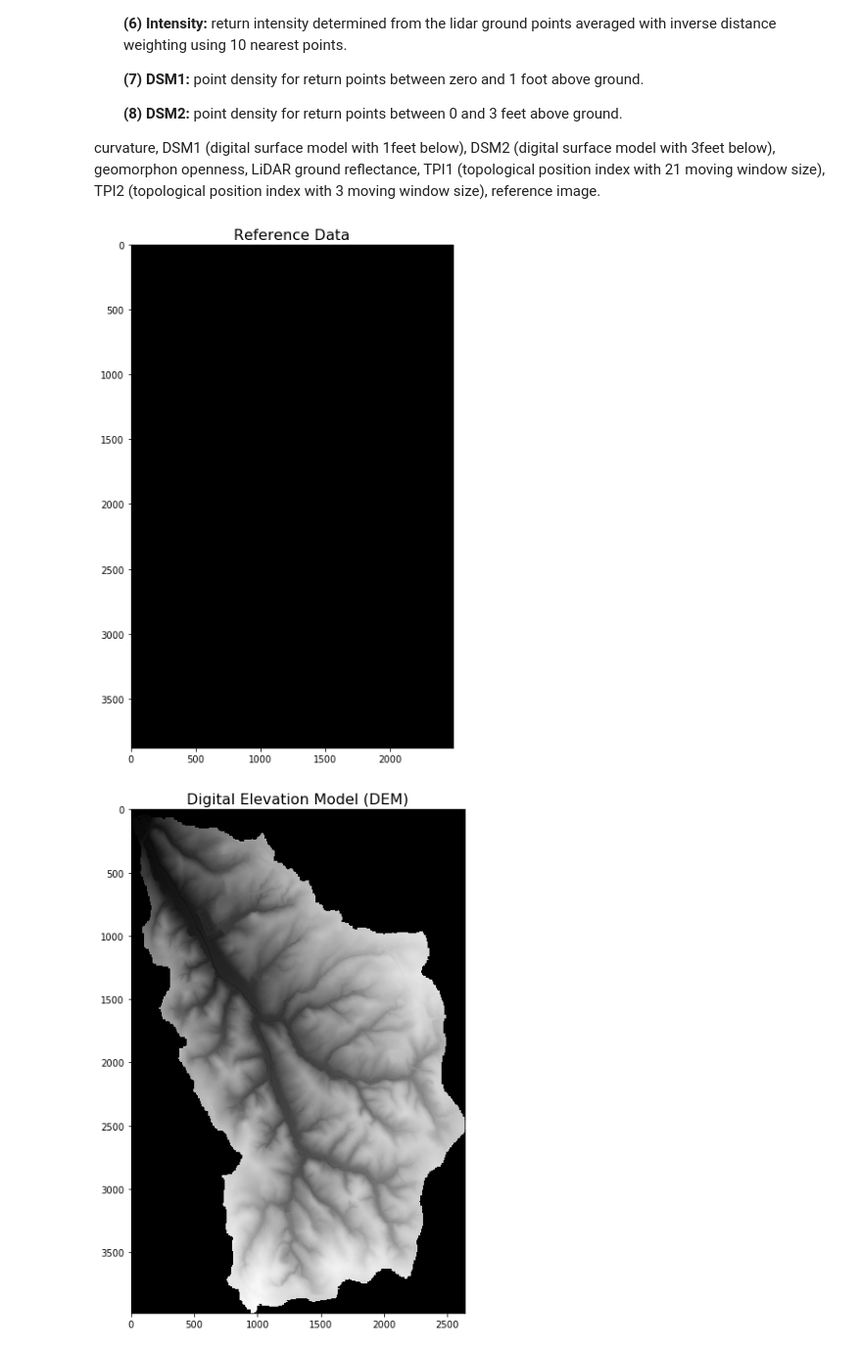
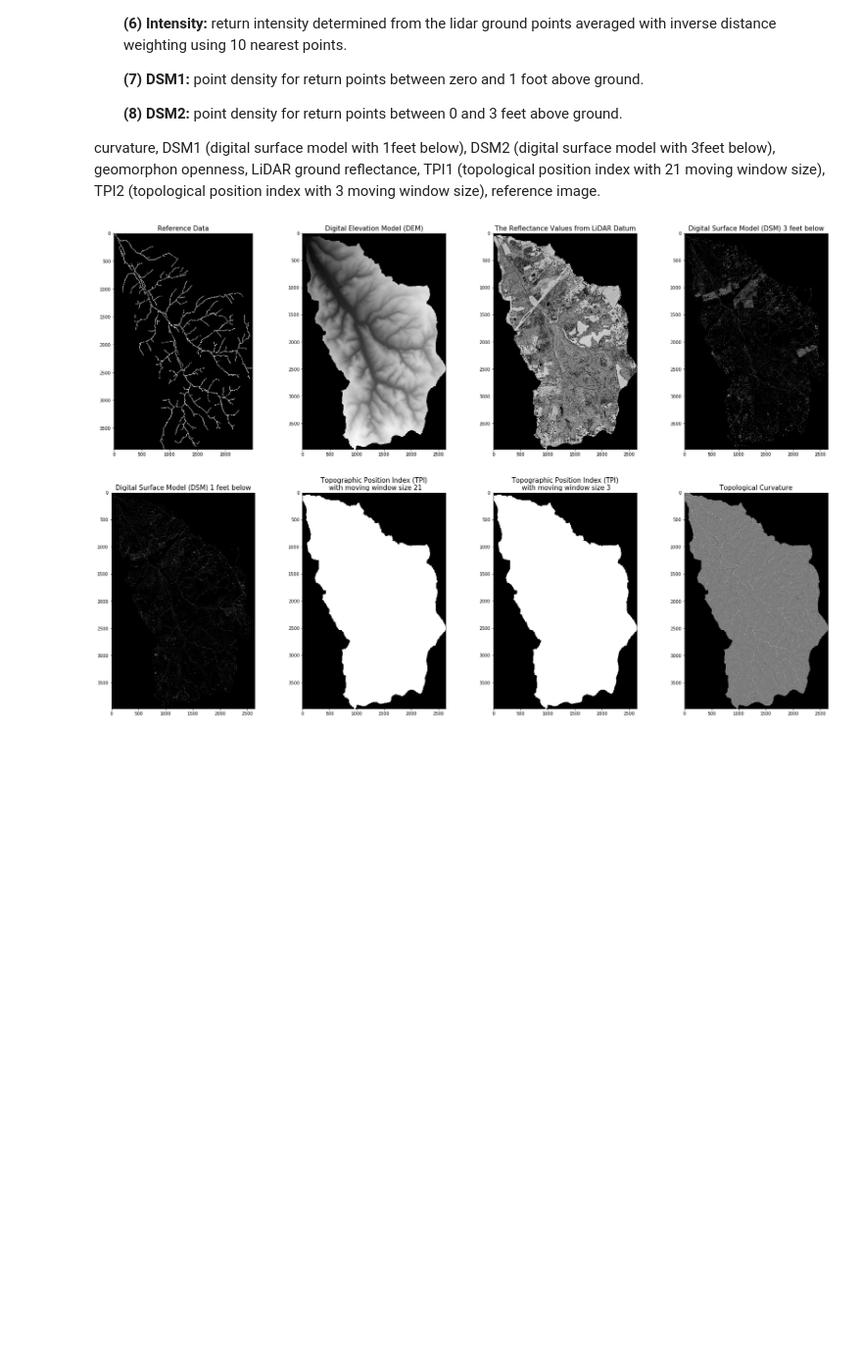
Before and after one commit to cybergis/unet_streamline_detection, a Jupyter notebook: 1_Introduction.ipynb, the cells around one changed output. Shown at 98% size. Saved outputs shown, nothing was run; the diff lists cells and outputs as text; code cells hidden in the pictures; blank space fills up the shorter version.

Commit message:
V2 Update the title and content

```diff
--- a/1_Introduction.ipynb
+++ b/1_Introduction.ipynb
@@ -75,63 +74,40 @@ import numpy as np
 import os
 import gdal
 import matplotlib.pyplot as plt
 import os.path
 from os import path
-
-#Define function for tif file ploting
-def read_plot_data(name, label):
-    ds = gdal.Open(name)
-    if ds.RasterCount > 1:
-        for i in range(3):
-            #If the image has more than 1 band,
-            #commbine Red, Green, and Blue bands
-            temp = ds.GetRasterBand(i+1).ReadAsArray()[:,:,np.newaxis]
-            if i == 0:
-                cc = temp
-            else:
-                cc = np.concatenate((cc,temp),axis = 2)
-        fig= plt.figure(figsize=(16,16))
-        plt.title(label, fontsize=16)
-        plt.imshow(cc)
-        plt.show()
-
-    else:
-        #If the image has 1 band, plot the image
-        data = ds.GetRasterBand(1).ReadAsArray()
-        fig= plt.figure(figsize=(10,10))
-        plt.title(label, fontsize=16)
-        plt.imshow(data,cmap='gray',vmin=0, vmax=255)
-        plt.show()
 
 root="/home/jovyan/shared_data/data/unet_streamline_detection/"
 
 counter = 0
 #Label for each image
 labels = ["Reference Data",
          "Digital Elevation Model (DEM)",
          "The Reflectance Values from LiDAR Datum",
          "Digital Surface Model (DSM) 3 feet below",
          "Digital Surface Model (DSM) 1 feet below",
-         "Topographic Position Index (TPI)with moving window size 21",
-         "Topographic Position Index (TPI)with moving window size 3",
+         "Topographic Position Index (TPI)\n with moving window size 21",
+         "Topographic Position Index (TPI)\n with moving window size 3",
          "Topological Curvature",
          "Geomorphon Openness"]
 
 #The path to the TIF files
 feats_name = [root+'data/TIFF/reference.tif',
               root+'data/TIFF/DEM.tif',
               root+'data/TIFF/LiDAR_relectance.tif',
               root+'data/TIFF/DSM_3ft_below.tif',
               root+'data/TIFF/DSM_1ft_below.tif',
               root+'data/TIFF/TPI_ws21_Clip21.tif',
               root+'data/TIFF/TPI_ws3_Clip1.tif',
               root+'data/TIFF/Curvature.tif',
               root+'data/TIFF/Geomorphon.tif']
 
-for i in feats_name:
-    path.exists(i)
-    read_plot_data(i, labels[counter])
-    counter = counter+1
+
+fig, axes = plt.subplots(2,4, figsize=(30,20))
+for i,ax in enumerate(axes.flat):
+    ds = gdal.Open(feats_name[i])
+    data = ds.GetRasterBand(1).ReadAsArray()
+    ax.imshow(data,cmap='gray')
+    ax.set_title(labels[i], fontsize=15)
 # %% [output]
-[figure, old version]
+[figure, new version]
-[figure, removed]
```
Also changed, not shown: parts of 3 cells of this notebook, 3 other files.
